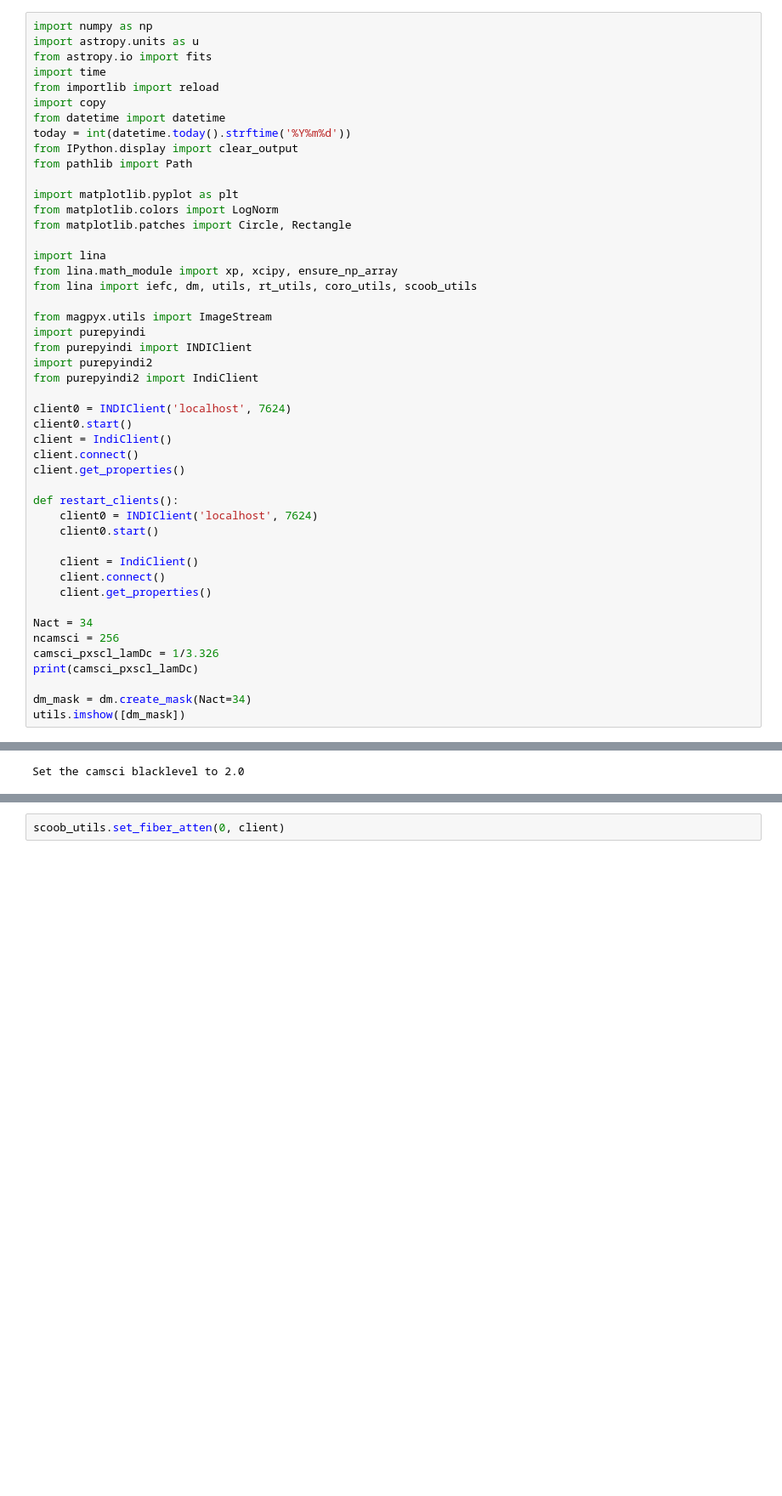
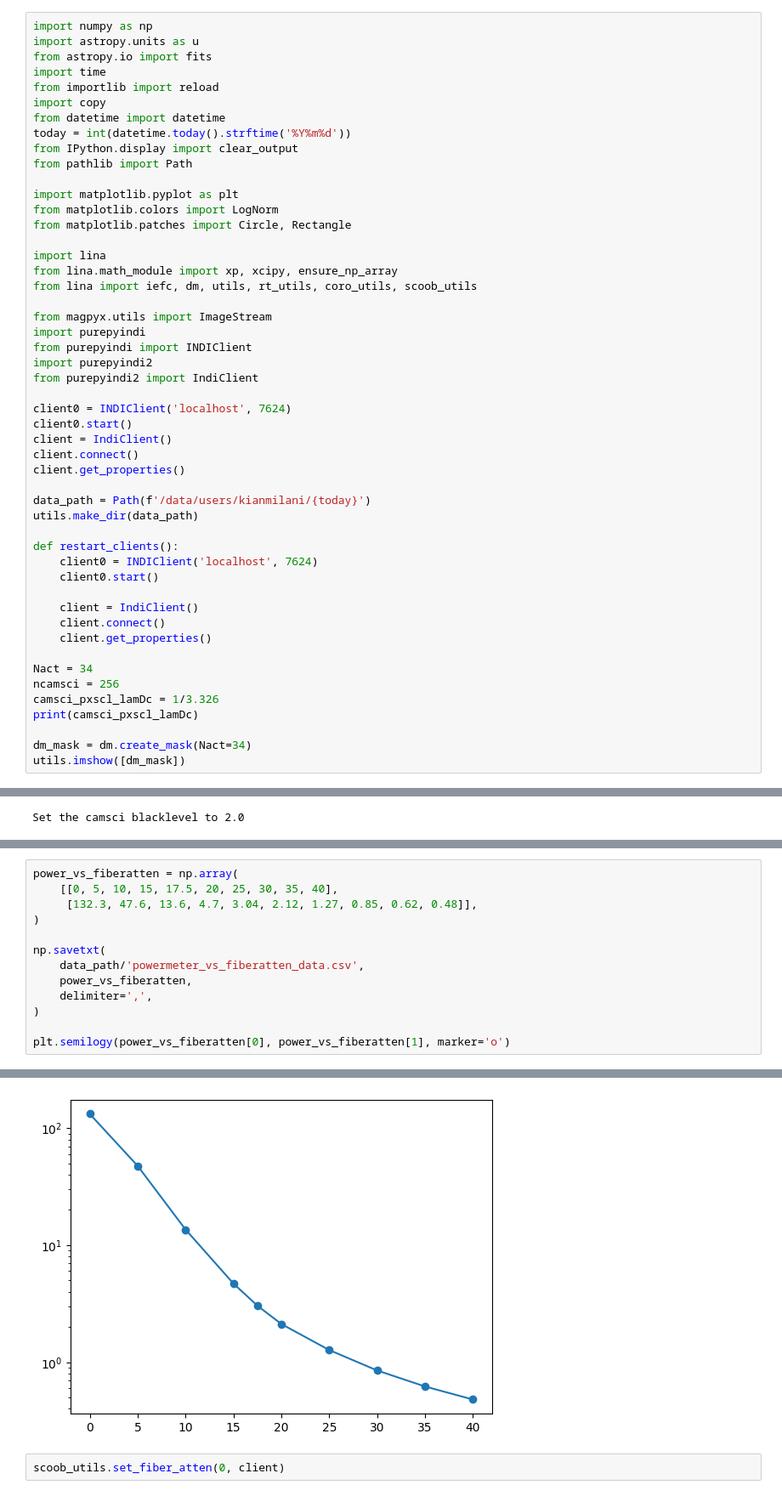
Before and after one commit to kian1377/scoob-exps, a Jupyter notebook: misc.ipynb, the cells around one changed output, grey strips where cells are left out. Shown at 85% size. Drawn from its saved outputs; the diff is of its cells as text; blank space fills up the shorter version.

```diff
--- a/misc.ipynb
+++ b/misc.ipynb
@@ -30,6 +30,9 @@ client = IndiClient()
 client.connect()
 client.get_properties()
 
+data_path = Path(f'/data/users/kianmilani/{today}')
+utils.make_dir(data_path)
+
 def restart_clients():
     client0 = INDIClient('localhost', 7624)
     client0.start()
@@ -92,0 +130,14 @@ Set the fiber attenuation to 0.0
+# %%
+power_vs_fiberatten = np.array(
+    [[0, 5, 10, 15, 17.5, 20, 25, 30, 35, 40],
+     [132.3, 47.6, 13.6, 4.7, 3.04, 2.12, 1.27, 0.85, 0.62, 0.48]],
+)
+
+np.savetxt(
+    data_path/'powermeter_vs_fiberatten_data.csv',
+    power_vs_fiberatten,
+    delimiter=',',
+)
+
+plt.semilogy(power_vs_fiberatten[0], power_vs_fiberatten[1], marker='o')
+# %% [output]
@@ -93,3 +145,4 @@ Set the fiber attenuation to 0.0
+[figure, added]
 # %%
 scoob_utils.set_fiber_atten(0, client)
 # %% [output]
```
Also changed, not shown: parts of 33 cells of this notebook, 1 other file.
